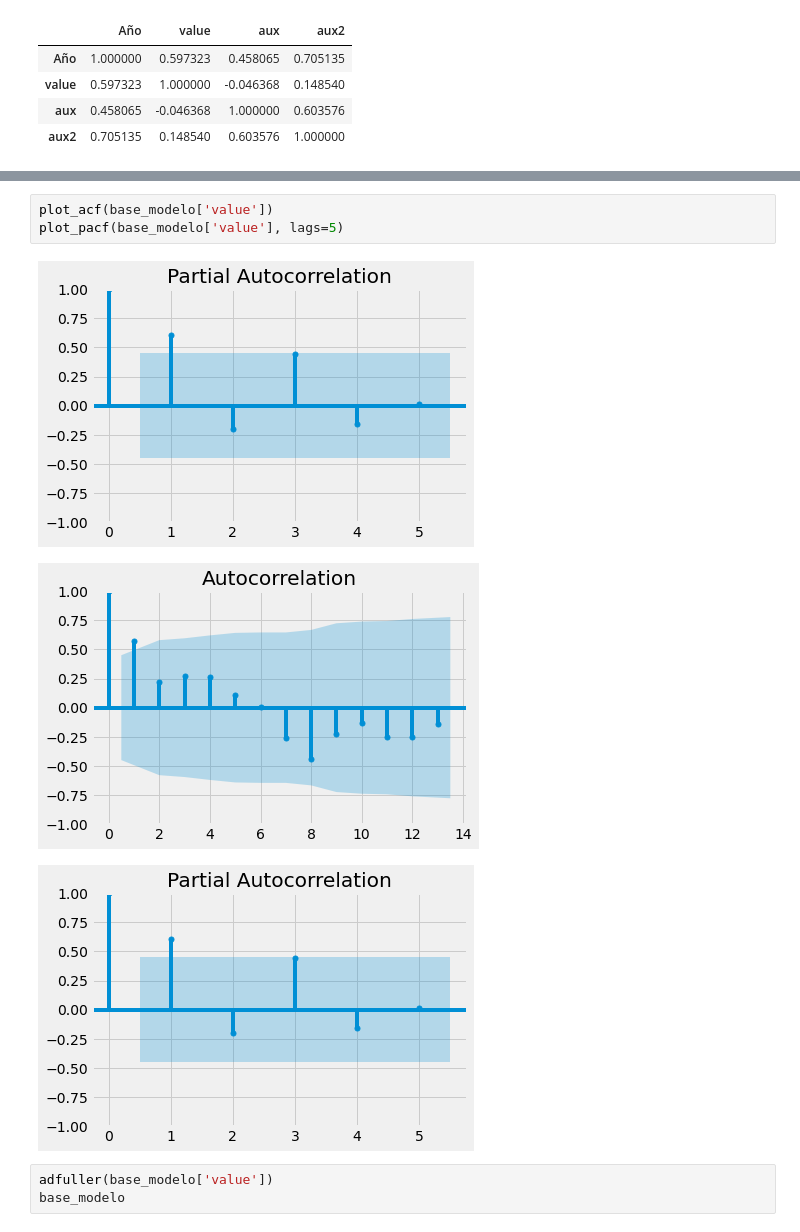
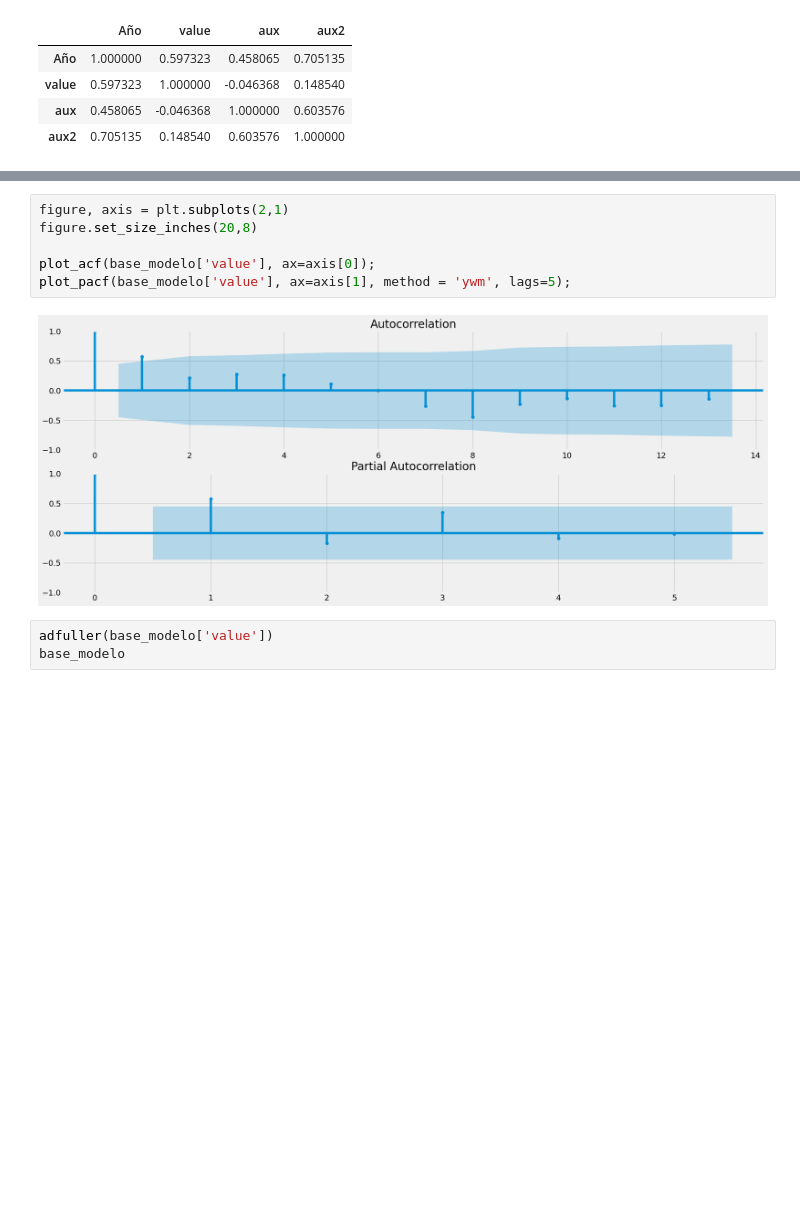
Before and after one commit to fv00/presentacion-forecasting, a Jupyter notebook: arboles.ipynb, the cells around one changed output, grey strips where cells are left out. Drawn from its saved outputs; the diff is of its cells as text; blank space fills up the shorter version.

```diff
--- a/arboles.ipynb
+++ b/arboles.ipynb
@@ -107,10 +100,11 @@ base_modelo['aux'].plot()
-# %%
-plot_acf(base_modelo['value'])
-plot_pacf(base_modelo['value'], lags=5)
-# %% [output]
-[figure, removed]
-[figure, removed]
-[figure, removed]
+# %%
+figure, axis = plt.subplots(2,1)
+figure.set_size_inches(20,8)
+
+plot_acf(base_modelo['value'], ax=axis[0]);
+plot_pacf(base_modelo['value'], ax=axis[1], method = 'ywm', lags=5);
+# %% [output]
+[figure, added]
 # %%
 adfuller(base_modelo['value'])
 base_modelo
```
Also changed, not shown: parts of 7 cells of this notebook, 1 other file.
